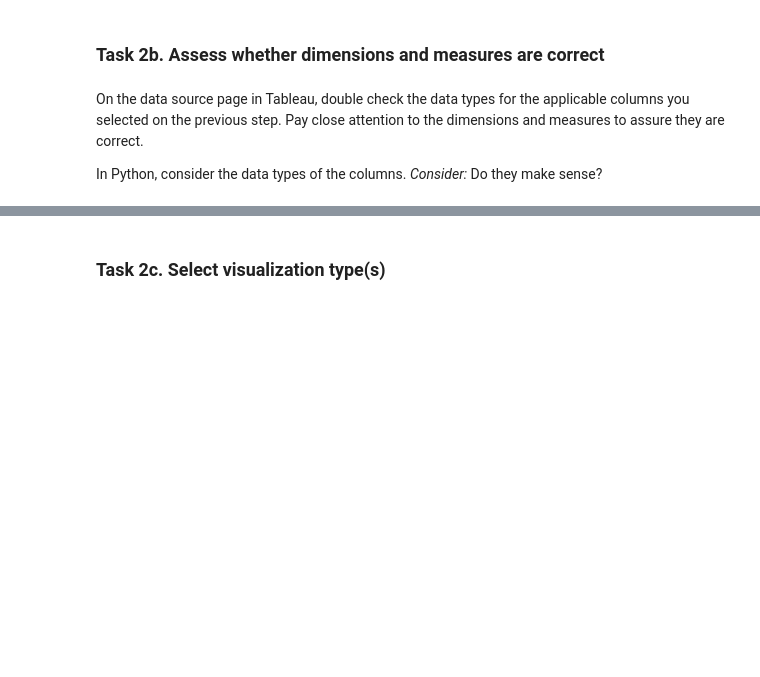
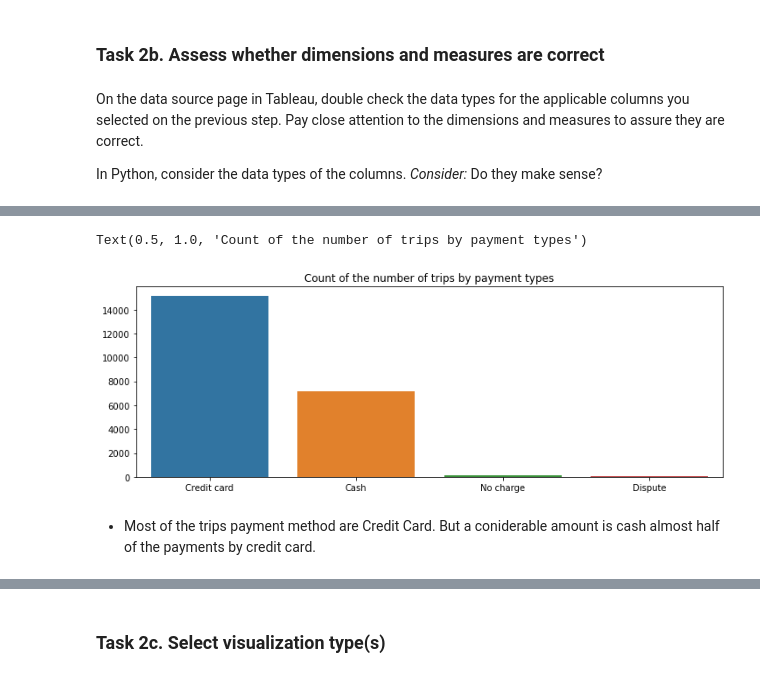
Before and after one commit to Protospi/automatidata-google, a Jupyter notebook: Activity_Course 3 Automatidata project lab.ipynb, the cells around one changed output, grey strips where cells are left out. Saved outputs shown, nothing was run; the diff lists cells and outputs as text; code cells hidden in the pictures; blank space fills up the shorter version.

```diff
--- a/Activity_Course 3 Automatidata project lab.ipynb
+++ b/Activity_Course 3 Automatidata project lab.ipynb
@@ -224,0 +545,12 @@ Review the link provided in the previous activity instructions to create the req
+# %%
+# Unique payment type
+print('Number of unique payment types: ', df['payment_type'].nunique())
+print(df['payment_type'].value_counts())
+
+# Map the payment types
+payment_mapping = {1 : 'Credit card',
+                   2 : 'Cash',
+                   3 : 'No charge',
+                   4 : 'Dispute'}
+df['payment_type'] = df['payment_type'].map(payment_mapping)
+print(df['payment_type'])
@@ -224,0 +576,10 @@ Review the link provided in the previous activity instructions to create the req
+# %%
+data = df['payment_type'].value_counts()
+plt.figure(figsize = (12, 4))
+sns.barplot(x = data.index, y = data.values)
+plt.title('Count of the number of trips by payment types')
+# %% [output]
+Text(0.5, 1.0, 'Count of the number of trips by payment types')
+[figure, added]
+# %% [markdown]
+* Most of the trips payment method are Credit Card. But a coniderable amount is cash almost half of the payments by credit card.
```
Also changed, not shown: parts of 50 cells of this notebook, 1 other file.
